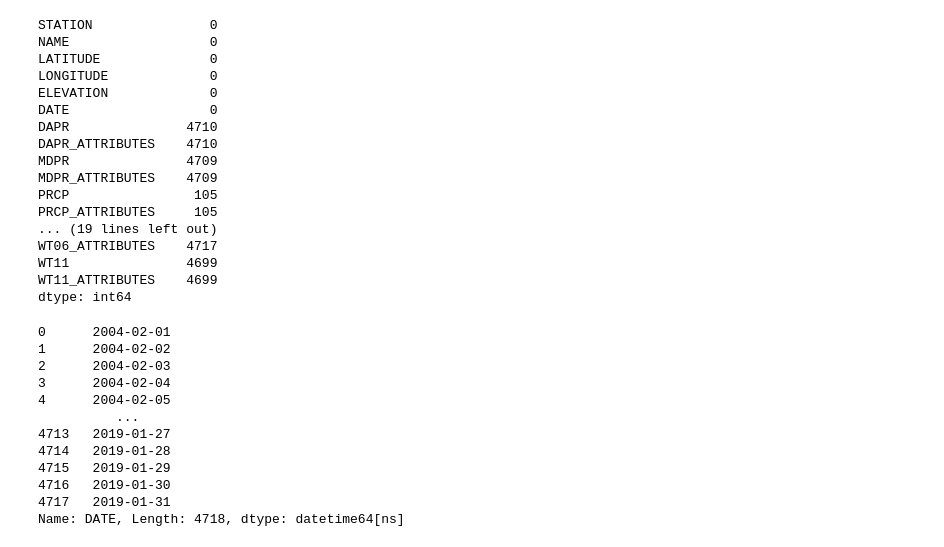
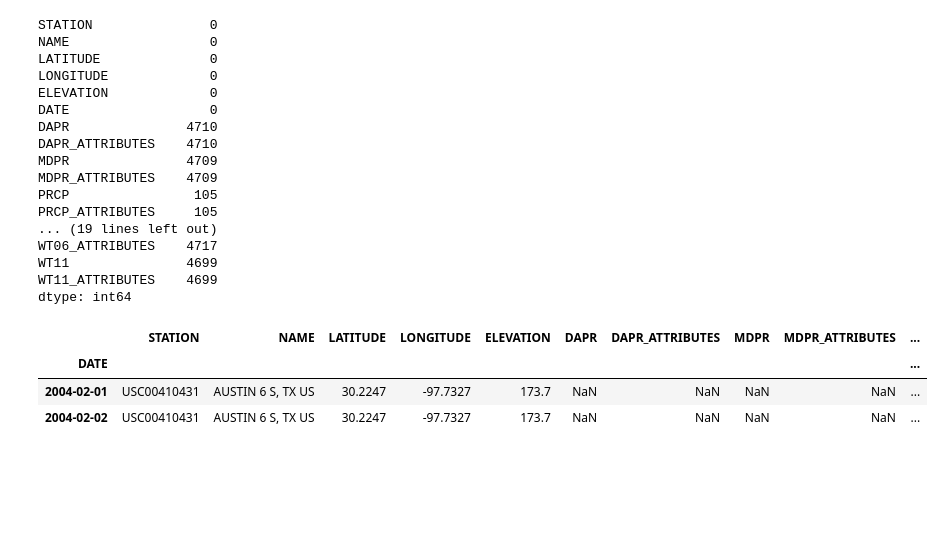
Before and after one commit to ravinder79/Climate-, a Jupyter notebook: climate_analysis.ipynb, the cells around one changed output. Saved outputs shown, nothing was run; the diff lists cells and outputs as text; code cells hidden in the pictures; blank space fills up the shorter version.

```diff
--- a/climate_analysis.ipynb
+++ b/climate_analysis.ipynb
@@ -42,18 +47,3 @@ WT11_ATTRIBUTES    4699
 dtype: int64
 # %%
 df['DATE'] = pd.to_datetime(df['DATE'])
-# %%
-df.reset_index()
-# %% [output]
-0      2004-02-01
-1      2004-02-02
-2      2004-02-03
-3      2004-02-04
-4      2004-02-05
-          ...
-4713   2019-01-27
-4714   2019-01-28
-4715   2019-01-29
-4716   2019-01-30
-4717   2019-01-31
-Name: DATE, Length: 4718, dtype: datetime64[ns]
@@ -59,0 +52,7 @@ Name: DATE, Length: 4718, dtype: datetime64[ns]
+# %%
+df.head(2)
+# %% [output]
+|  | STATION | NAME | LATITUDE | LONGITUDE | ELEVATION | DAPR | DAPR_ATTRIBUTES | MDPR | MDPR_ATTRIBUTES | ... |
+| DATE |  |  |  |  |  |  |  |  |  | ... |
+| 2004-02-01 | USC00410431 | AUSTIN 6 S, TX US | 30.2247 | -97.7327 | 173.7 | NaN | NaN | NaN | NaN | ... |
+| 2004-02-02 | USC00410431 | AUSTIN 6 S, TX US | 30.2247 | -97.7327 | 173.7 | NaN | NaN | NaN | NaN | ... |
```
Also changed, not shown: parts of 5 cells of this notebook.
